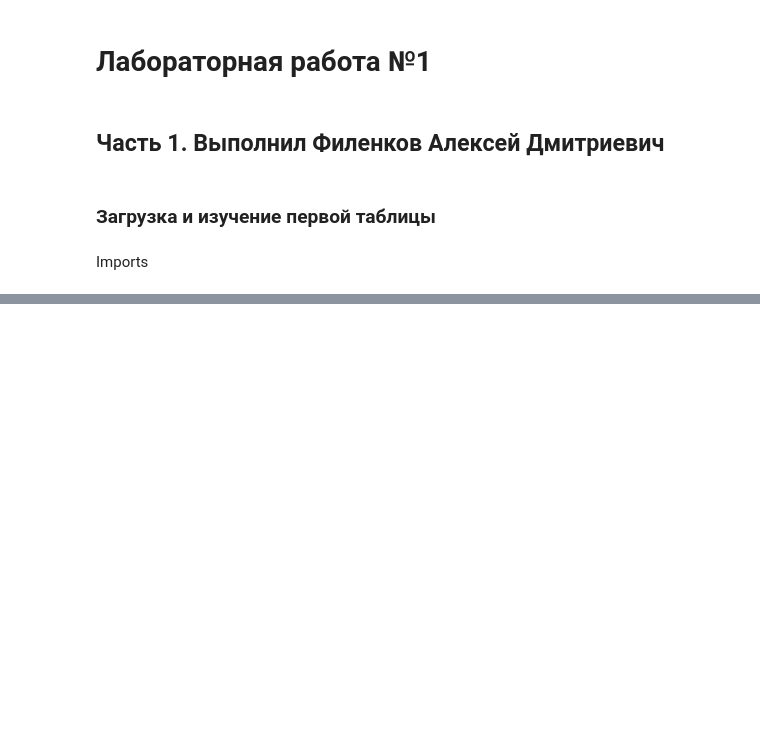
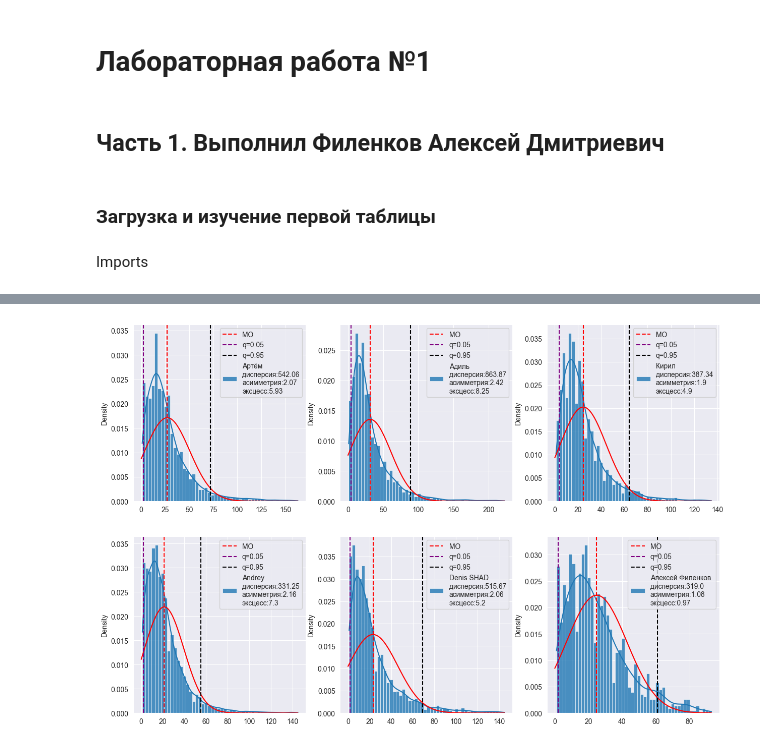
Before and after one commit to Aleshka5/Theory-of-Probability, a Jupyter notebook: research.ipynb, the cells around one changed output, grey strips where cells are left out. Drawn from its saved outputs; the diff is of its cells as text; code cells hidden in the pictures; blank space fills up the shorter version.

```diff
--- a/research.ipynb
+++ b/research.ipynb
@@ -223,0 +53,4 @@ plt.show()
+# %%
+df = pd.DataFrame(data_dict)
+df["date"] = pd.to_datetime(df["date"])
+df
@@ -223,0 +77,8 @@ plt.show()
+# %%
+dict_hists = {}
+for i in tqdm(range(56292)):
+    if df.iloc[i]["text"]:
+        if df.iloc[i]["from"] in dict_hists.keys():
+            dict_hists[df.iloc[i]["from"]].append(len(df.iloc[i]["text"]))
+        else:
+            dict_hists[df.iloc[i]["from"]] = [len(df.iloc[i]["text"])]
@@ -223,0 +112,29 @@ plt.show()
+# %%
+order = ["Артём","Адиль","Кирил","Andrey","Denis SHAD","Алексей Филенков"]
+fig, axs = plt.subplots(2, 3, figsize=(15, 10))
+
+# Преобразуем подграфы в одномерный массив для удобства итерации
+axs = axs.ravel()
+for i, key in enumerate(order):
+    item = dict_hists[key]
+    item = pd.Series(item)
+    # Обрезание по правилу 3 сигм
+    item = item[item < mean(item)+std(item)*3]
+    item = item[item > mean(item)-std(item)*3]
+    ax = sns.histplot(item, ax=axs[i] ,bins = 50,kde=True, stat="density",
+                      label=key+f" \nдисперсия:{round(var(item,k=2),2)}\nасимметрия:{round(asymmetric(item,k=3),2)}\nэксцесс:{round(ecksces(item),2)}", alpha=0.8)
+    # Генерируем значения для кривой нормального распределения
+    x = np.linspace(0, item.max(), 100)
+    y = norm.pdf(x, mean(item), std(item))
+
+    # Рисуем нормальное распределение поверх гистограммы
+    axs[i].plot(x, y, color='red', linestyle='-')
+    axs[i].axvline(x=mean(item), color='red', linestyle='--', label='MO')  # Добавляем вертикальную линию
+    axs[i].axvline(x=quantile(item,q=0.05), color='purple', linestyle='--', label='q=0.05')  # Добавляем вертикальную линию
+    axs[i].axvline(x=quantile(item,q=0.95), color='black', linestyle='--', label='q=0.95')  # Добавляем вертикальную линию
+    axs[i].legend()
+    # axs[i].set_ylim(0,1000)
+
+plt.show()
+# %% [output]
+[figure, added]
```
Also changed, not shown: parts of 40 cells of this notebook.
